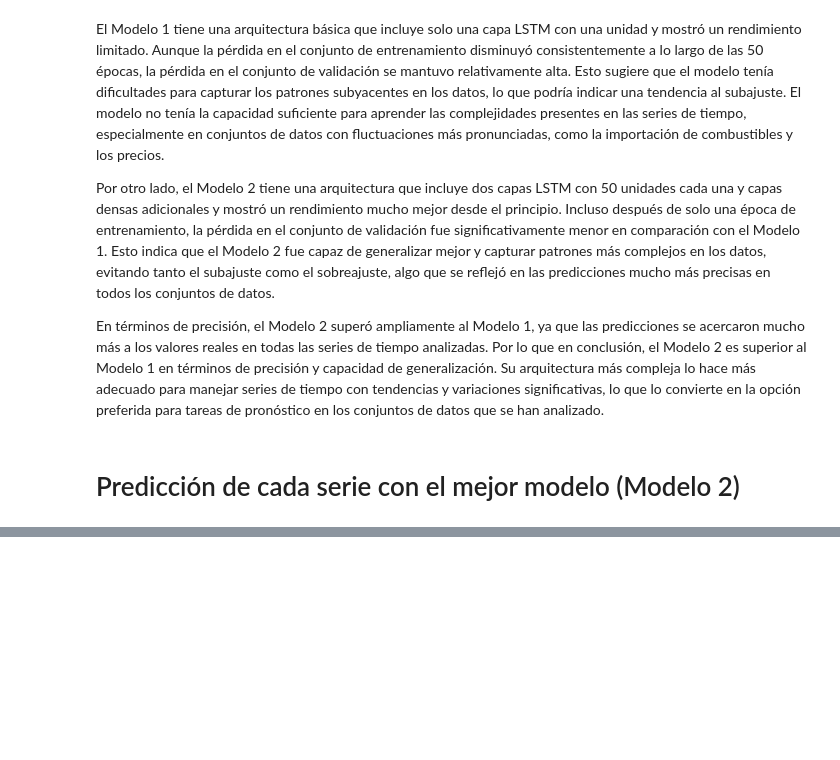
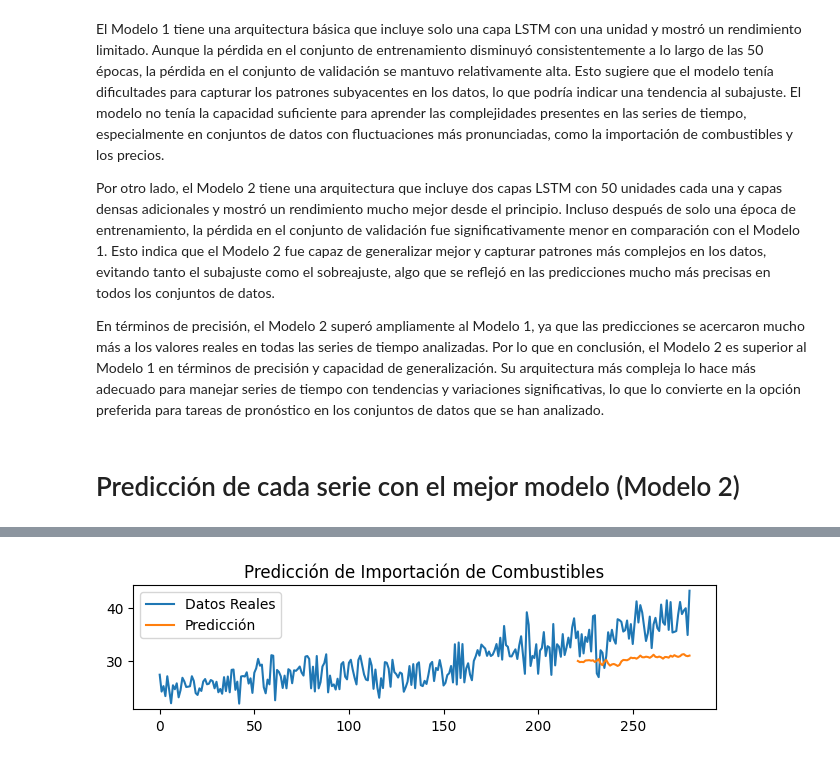
Before and after one commit to SofiLam13/Lab3-DataScience-, a Jupyter notebook: Lab3(Data_Science).ipynb, the cells around one changed output, grey strips where cells are left out. Saved outputs shown, nothing was run; the diff lists cells and outputs as text; code cells hidden in the pictures; blank space fills up the shorter version.

```diff
--- a/Lab3(Data_Science).ipynb
+++ b/Lab3(Data_Science).ipynb
@@ -959,0 +966,12 @@ NameError: name 'model_con_tuned' is not defined
+# %%
+#Importación
+plt.subplot(3, 1, 2)
+plt.plot(scaler.inverse_transform(importacionScaled), label='Datos Reales')
+plt.plot(np.arange(len(importacionScaled) - len(prediccion_imp), len(importacionScaled)), prediccion_imp, label='Predicción')
+plt.title('Predicción de Importación de Combustibles')
+plt.legend()
+
+plt.tight_layout()
+plt.show()
+# %% [output]
+[figure, added]
```
Also changed, not shown: parts of 14 cells of this notebook.
